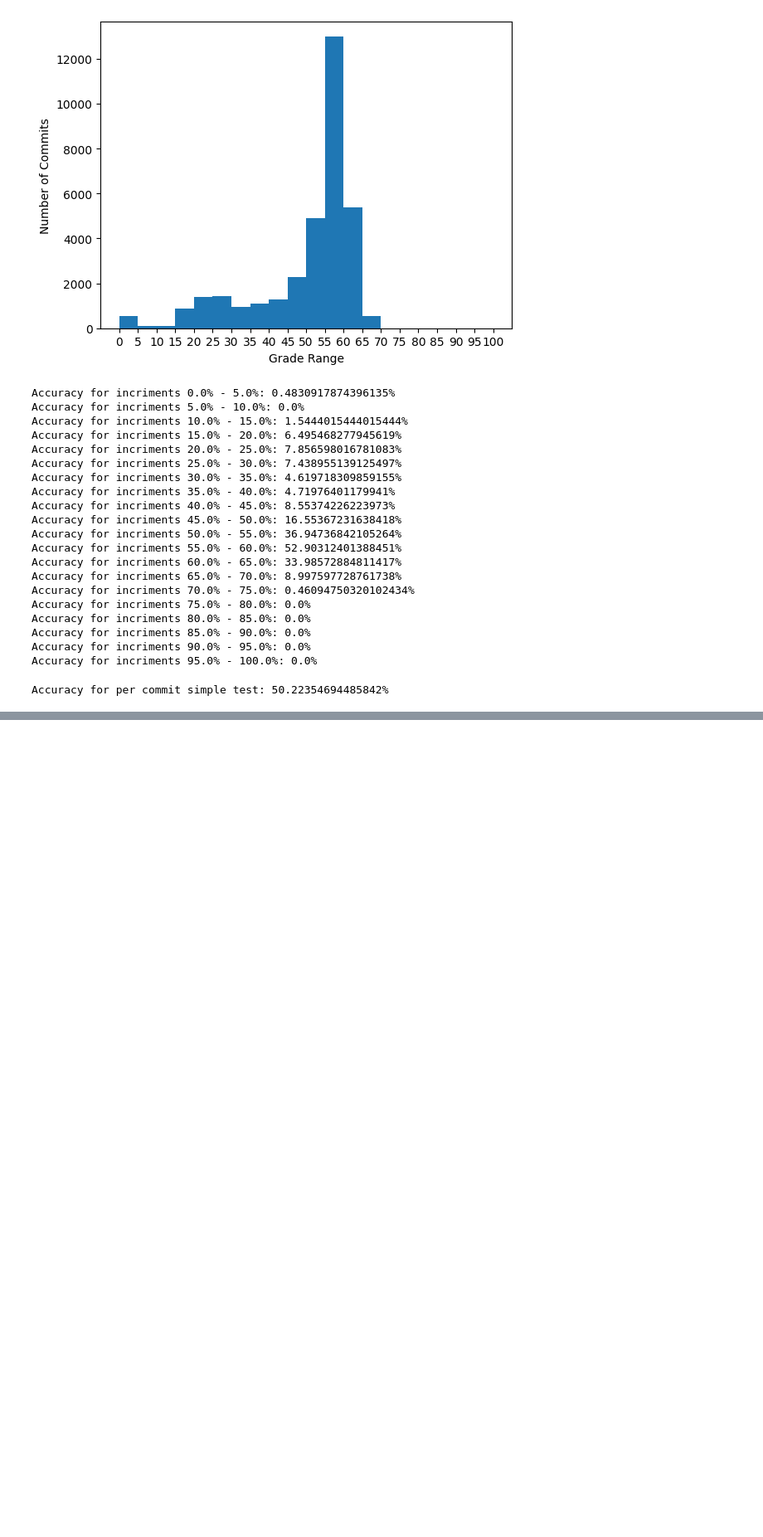
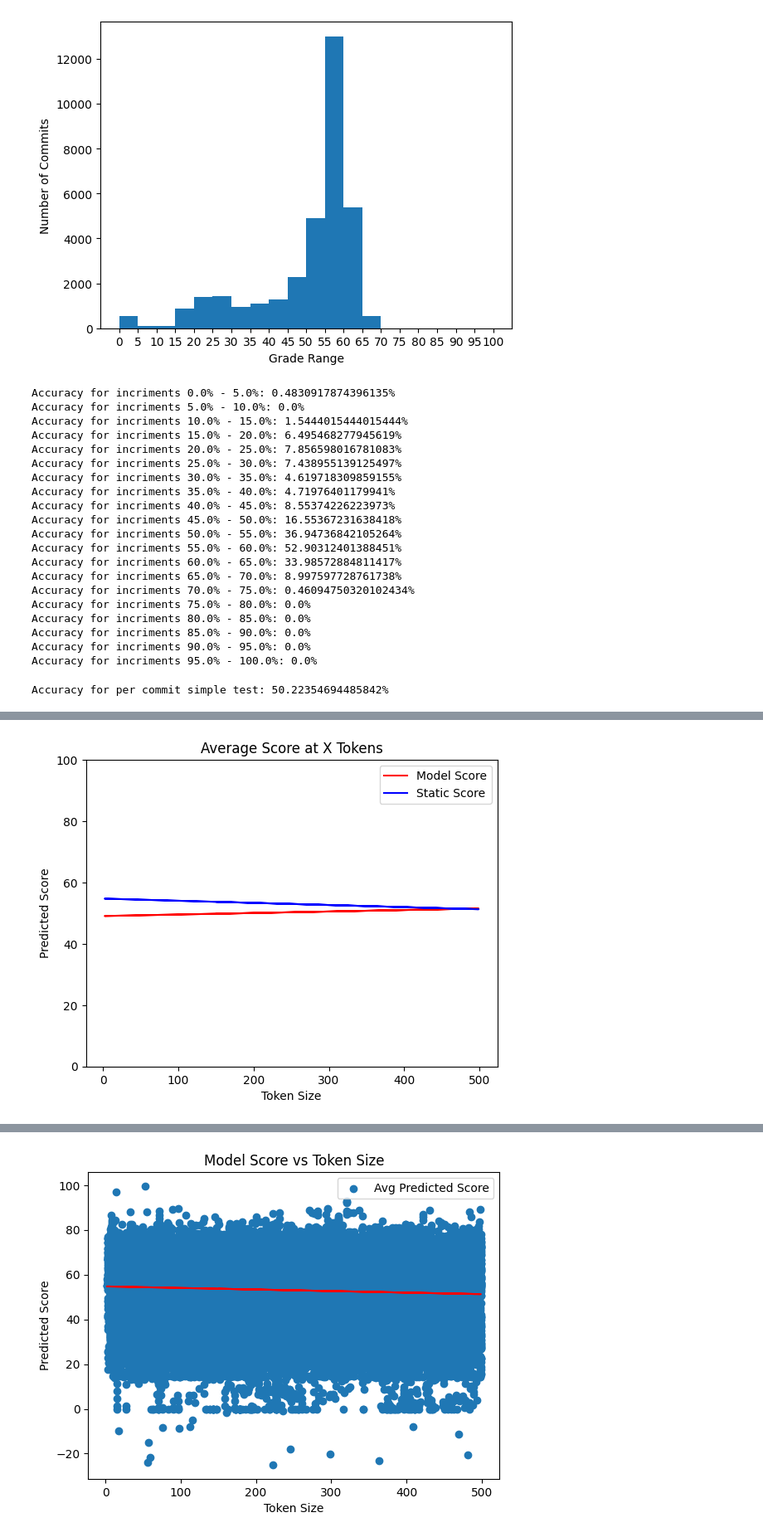
Before and after one commit to alihaider1264/SCA-ML-grade, a Jupyter notebook: Model-Generation/TestingNotebook1.ipynb, the cells around one changed output, grey strips where cells are left out. Shown at 83% size. Drawn from its saved outputs; the diff is of its cells as text; code cells hidden in the pictures; blank space fills up the shorter version.

```diff
--- a/Model-Generation/TestingNotebook1.ipynb
+++ b/Model-Generation/TestingNotebook1.ipynb
@@ -463,0 +648,79 @@ Accuracy for per file commit gap test of size 29 : 55.420219244823386%
+# %%
+#Average Score vs token size
+x = []
+y = []
+z = []
+for code in combinedDF.iterrows():
+    y.append((np.mean(code[1]["predictedGrade"])))
+    z.append((np.mean(code[1]["fileGrade"])))
+    #how many tokens before a 0
+    for i in range(len(code[1]["tokenCode"])):
+        if code[1]["tokenCode"][i] == 0 or i == len(code[1]["tokenCode"])-1:
+            x.append(i)
+            break
+
+sigma1 = np.std(y)
+sigma2 = np.std(z)
+#make a best fit line with sd
+alpha = np.polyfit(x, y, 1)
+alpha = np.poly1d(alpha)
+beta = np.polyfit(x, z, 1)
+beta = np.poly1d(beta)
+#show from 0 to 100
+plt.ylim(0, 100)
+
+
+plt.plot(x, alpha(x), color='red')
+plt.plot(x, beta(x), color='blue')
+
+plt.xlabel("Token Size")
+plt.ylabel("Predicted Score")
+plt.title("Average Score at X Tokens")
+plt.legend(["Model Score", "Static Score"])
+plt.show()
+
+#get the standard deviation of the predicted scores
+print("Standard Deviation of predicted scores: ", sigma2)
+print("Quantiles of predicted scores: ", np.quantile(z, [0.25, 0.5, 0.75]))
+#get the standard deviation at 500 tokens
+scoresAt500 = []
+for num in range(len(x)):
+    if x[num] > 450:
+            scoresAt500.append(z[num-1])
+print(scoresAt500)
+print("Standard Deviation of predicted scores at 499 tokens: ", np.std(scoresAt500))
+print("Quantiles of predicted scores at 499 tokens: ", np.quantile(scoresAt500, [0.25, 0.5, 0.75]))
+
+
+#Average Score vs token size
+x = []
+y = []
+for code in combinedDF.iterrows():
+    y.append((np.mean(code[1]["fileGrade"])))
+    #how many tokens before a 0
+    for i in range(len(code[1]["tokenCode"])):
+        if code[1]["tokenCode"][i] == 0 or i == len(code[1]["tokenCode"])-1:
+            x.append(i)
+            break
+
+
+#make a best fit line with sd
+z = np.polyfit(x, y, 1)
+p = np.poly1d(z)
+plt.scatter(x, y)
+
+plt.plot(x, p(x), color='red')
+
+plt.xlabel("Token Size")
+plt.ylabel("Predicted Score")
+plt.title("Model Score vs Token Size")
+plt.legend(["Avg Predicted Score"])
+plt.show()
+
+
+
+
+
+print ([combinedDF])
+# %% [output]
+[figure, added]
@@ -463,0 +732 @@ Accuracy for per file commit gap test of size 29 : 55.420219244823386%
+[figure, added]
```
Also changed, not shown: parts of 5 cells of this notebook, 5 other files.
